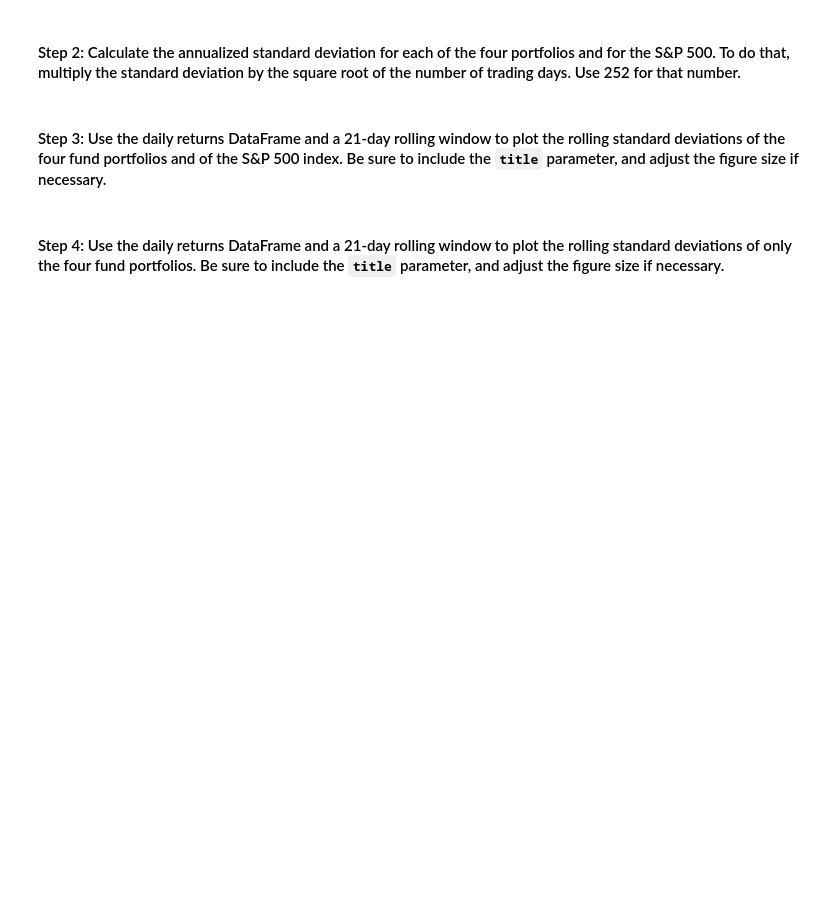
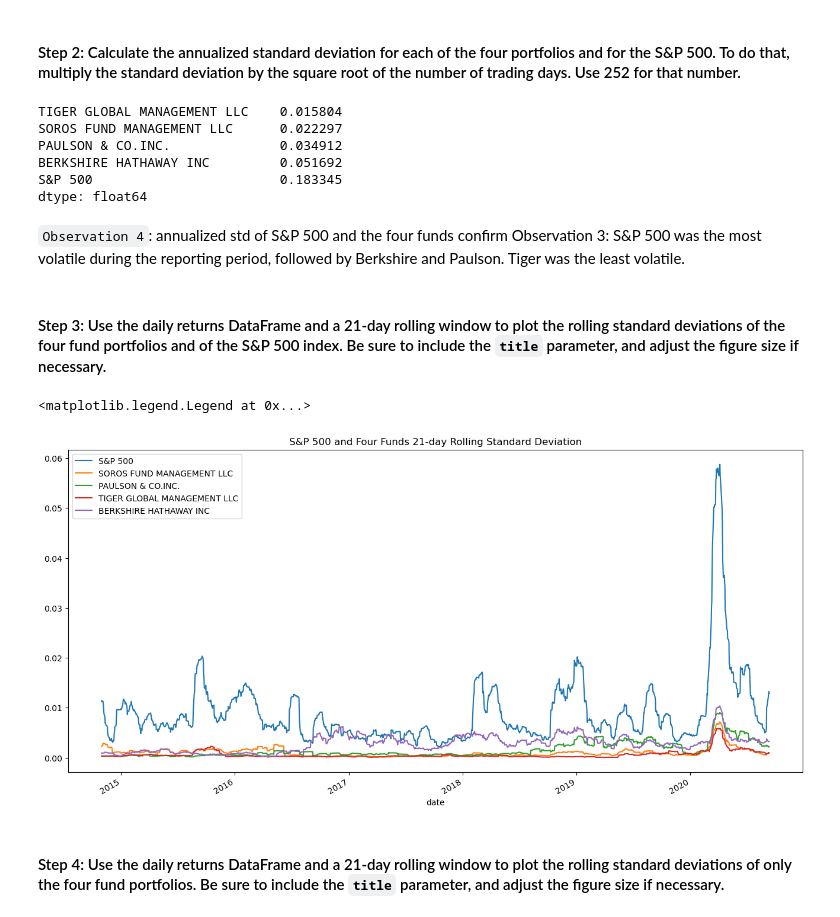
Before and after one commit to BorisDudkin/FinTech_Module4_Risk_Return_Analysis, a Jupyter notebook: risk_return_analysis.ipynb, the cells around one changed output. Drawn from its saved outputs; the diff is of its cells as text; code cells hidden in the pictures; blank space fills up the shorter version.

````diff
--- a/risk_return_analysis.ipynb
+++ b/risk_return_analysis.ipynb
@@ -257,6 +272,18 @@ Evaluate the risk profile of each portfolio by using the standard deviation and
 # %%
 # Calculate and sort the annualized standard deviation (252 trading days) of the 4 portfolios and the S&P 500
 # Review the annual standard deviations smallest to largest
-# YOUR CODE HERE
+trading_days = 252
+annualized_standard_deviation = standard_deviation * np.sqrt(trading_days)
+annualized_standard_deviation_sorted = annualized_standard_deviation.sort_values()
+annualized_standard_deviation_sorted
+# %% [output]
+TIGER GLOBAL MANAGEMENT LLC    0.015804
+SOROS FUND MANAGEMENT LLC      0.022297
+PAULSON & CO.INC.              0.034912
+BERKSHIRE HATHAWAY INC         0.051692
+S&P 500                        0.183345
+dtype: float64
+# %% [markdown]
+```Observation 4```: annualized std of S&P 500 and the four funds confirm Observation 3: S&P 500 was the most volatile during the reporting period, followed by Berkshire and Paulson. Tiger was the least volatile.
 # %% [markdown]
 #### Step 3: Use the daily returns DataFrame and a 21-day rolling window to plot the rolling standard deviations of the four fund portfolios and of the S&P 500 index. Be sure to include the `title` parameter, and adjust the figure size if necessary.
@@ -268,2 +290,17 @@ Evaluate the risk profile of each portfolio by using the standard deviation and
+# %%
+# Using the daily returns DataFrame and a 21-day rolling window,
+# plot the rolling standard deviation of the 4 portfolios and the S&P 500
+# Include a title parameter and adjust the figure size
+ax = funds_daily_returns['S&P 500'].rolling(window=21).std().plot(figsize=(16, 8), title='S&P 500 and Four Funds 21-day Rolling Standard Deviation')
+funds_daily_returns['SOROS FUND MANAGEMENT LLC'].rolling(window=21).std().plot(ax=ax)
+funds_daily_returns['PAULSON & CO.INC.'].rolling(window=21).std().plot(ax=ax)
+funds_daily_returns['TIGER GLOBAL MANAGEMENT LLC'].rolling(window=21).std().plot(ax=ax)
+funds_daily_returns['BERKSHIRE HATHAWAY INC'].rolling(window=21).std().plot(ax=ax)
+
+# Set the legend for the visualization
+ax.legend(["S&P 500", "SOROS FUND MANAGEMENT LLC", "PAULSON & CO.INC.", 'TIGER GLOBAL MANAGEMENT LLC', 'BERKSHIRE HATHAWAY INC'])
+# %% [output]
+<matplotlib.legend.Legend at 0x...>
+[figure, added]
 # %% [markdown]
 #### Step 4: Use the daily returns DataFrame and a 21-day rolling window to plot the rolling standard deviations of only the four fund portfolios. Be sure to include the `title` parameter, and adjust the figure size if necessary.
````
Also changed, not shown: parts of 11 cells of this notebook.
